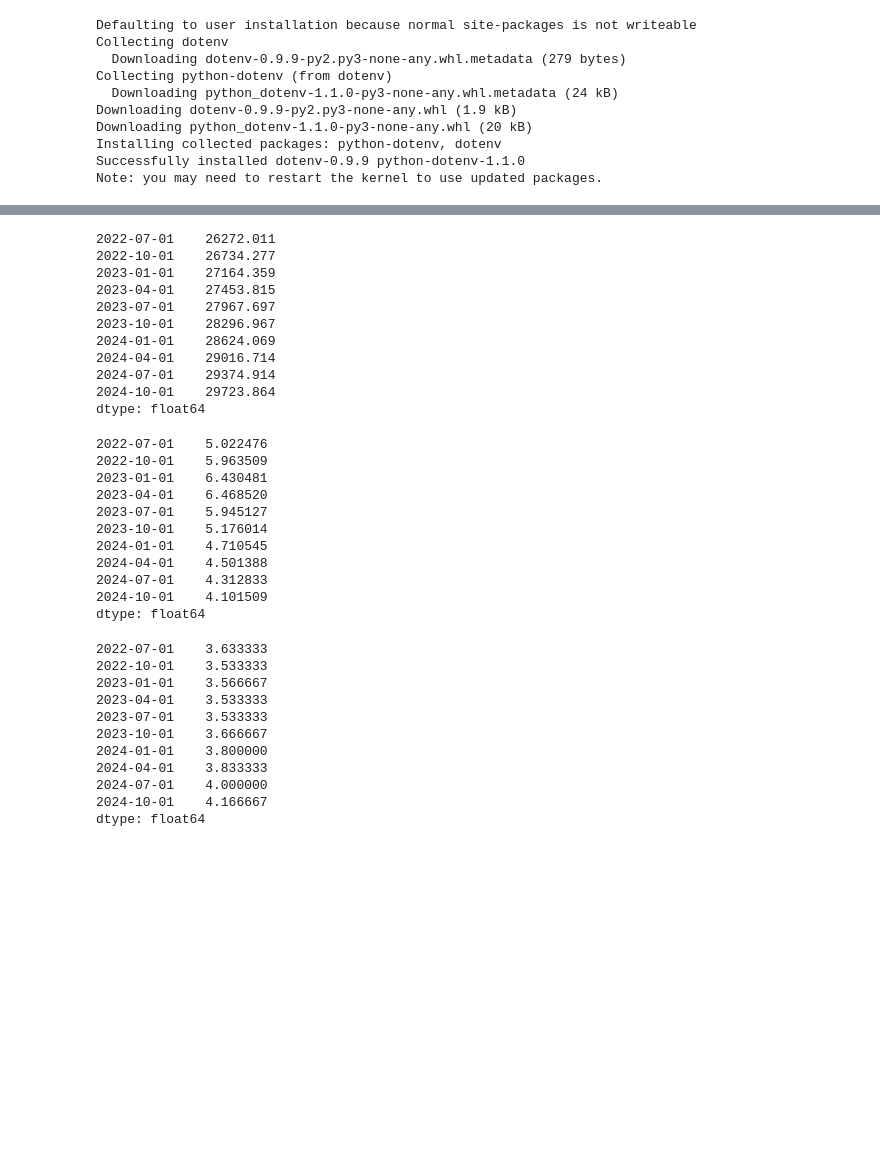
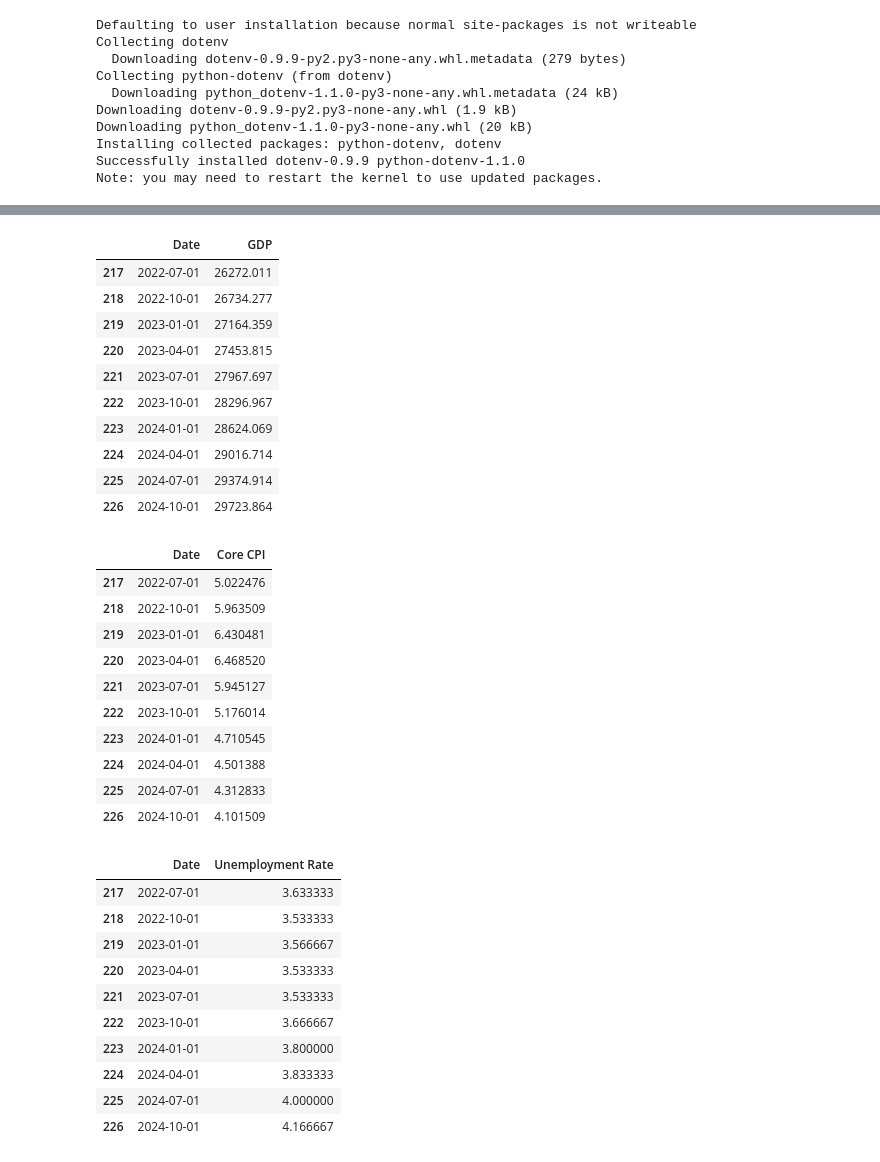
Before and after one commit to squilliam34/GDP, a Jupyter notebook: script.ipynb, the cells around one changed output, grey strips where cells are left out. Drawn from its saved outputs; the diff is of its cells as text; code cells hidden in the pictures; blank space fills up the shorter version.

```diff
--- a/script.ipynb
+++ b/script.ipynb
@@ -79,28 +79,39 @@ def filter_years(df, year):
 
     # must drop first observation to match quarterly data
     return df[df.index.year >= year].tail(-1)
+# %%
+def convert_to_df(data, name):
+    """
+    Convert Pandas Series from FRED to Pandas DataFrame
+    """
+    data.name = name
+    data = pd.DataFrame(data)
+    data.index.name = 'Date'
+    data.reset_index(inplace=True)
+    return data
 # %%
 # get the GDP data
 
 # quarterly GDP data
 GDP = fred.get_series_latest_release('GDP')
 
 # filter GDP to after 1968 to match CPI data
 GDP = filter_years(GDP, 1968)
 
+GDP = convert_to_df(GDP, 'GDP')
 GDP.tail(10)
 # %% [output]
-2022-07-01    26272.011
-2022-10-01    26734.277
-2023-01-01    27164.359
-2023-04-01    27453.815
-2023-07-01    27967.697
-2023-10-01    28296.967
-2024-01-01    28624.069
-2024-04-01    29016.714
-2024-07-01    29374.914
-2024-10-01    29723.864
-dtype: float64
+|  | Date | GDP |
+| 217 | 2022-07-01 | 26272.011 |
+| 218 | 2022-10-01 | 26734.277 |
+| 219 | 2023-01-01 | 27164.359 |
+| 220 | 2023-04-01 | 27453.815 |
+| 221 | 2023-07-01 | 27967.697 |
+| 222 | 2023-10-01 | 28296.967 |
+| 223 | 2024-01-01 | 28624.069 |
+| 224 | 2024-04-01 | 29016.714 |
+| 225 | 2024-07-01 | 29374.914 |
+| 226 | 2024-10-01 | 29723.864 |
 # %%
 # get the CPI data
 Core_CPI = fred.get_series_latest_release('CORESTICKM159SFRBATL')
@@ -110,19 +121,21 @@ Core_CPI = convert_monthly_to_quarterly(Core_CPI)
 
 # drop the last two observations to match GDP data
 Core_CPI = Core_CPI.head(-2)
+
+Core_CPI = convert_to_df(Core_CPI, 'Core CPI')
 Core_CPI.tail(10)
 # %% [output]
-2022-07-01    5.022476
-2022-10-01    5.963509
-2023-01-01    6.430481
-2023-04-01    6.468520
-2023-07-01    5.945127
-2023-10-01    5.176014
-2024-01-01    4.710545
-2024-04-01    4.501388
-2024-07-01    4.312833
-2024-10-01    4.101509
-dtype: float64
+|  | Date | Core CPI |
+| 217 | 2022-07-01 | 5.022476 |
+| 218 | 2022-10-01 | 5.963509 |
+| 219 | 2023-01-01 | 6.430481 |
+| 220 | 2023-04-01 | 6.468520 |
+| 221 | 2023-07-01 | 5.945127 |
+| 222 | 2023-10-01 | 5.176014 |
+| 223 | 2024-01-01 | 4.710545 |
+| 224 | 2024-04-01 | 4.501388 |
+| 225 | 2024-07-01 | 4.312833 |
+| 226 | 2024-10-01 | 4.101509 |
 # %%
 # get unemployment rate data
 Unemployment_Rate = fred.get_series_latest_release('UNRATE')
@@ -133,19 +146,20 @@ Unemployment_Rate = filter_years(Unemployment_Rate, 1968)
 
 # drop the last two observations to match GDP data
 Unemployment_Rate = Unemployment_Rate.head(-2)
+Unemployment_Rate = convert_to_df(Unemployment_Rate, 'Unemployment Rate')
 Unemployment_Rate.tail(10)
 # %% [output]
-2022-07-01    3.633333
-2022-10-01    3.533333
-2023-01-01    3.566667
-2023-04-01    3.533333
-2023-07-01    3.533333
-2023-10-01    3.666667
-2024-01-01    3.800000
-2024-04-01    3.833333
-2024-07-01    4.000000
-2024-10-01    4.166667
-dtype: float64
+|  | Date | Unemployment Rate |
+| 217 | 2022-07-01 | 3.633333 |
+| 218 | 2022-10-01 | 3.533333 |
+| 219 | 2023-01-01 | 3.566667 |
+| 220 | 2023-04-01 | 3.533333 |
+| 221 | 2023-07-01 | 3.533333 |
+| 222 | 2023-10-01 | 3.666667 |
+| 223 | 2024-01-01 | 3.800000 |
+| 224 | 2024-04-01 | 3.833333 |
+| 225 | 2024-07-01 | 4.000000 |
+| 226 | 2024-10-01 | 4.166667 |
 # %%
 # get Fed Funds rate data
 FFR = fred.get_series_latest_release('DFF')
```
Also changed, not shown: parts of 6 cells of this notebook.
